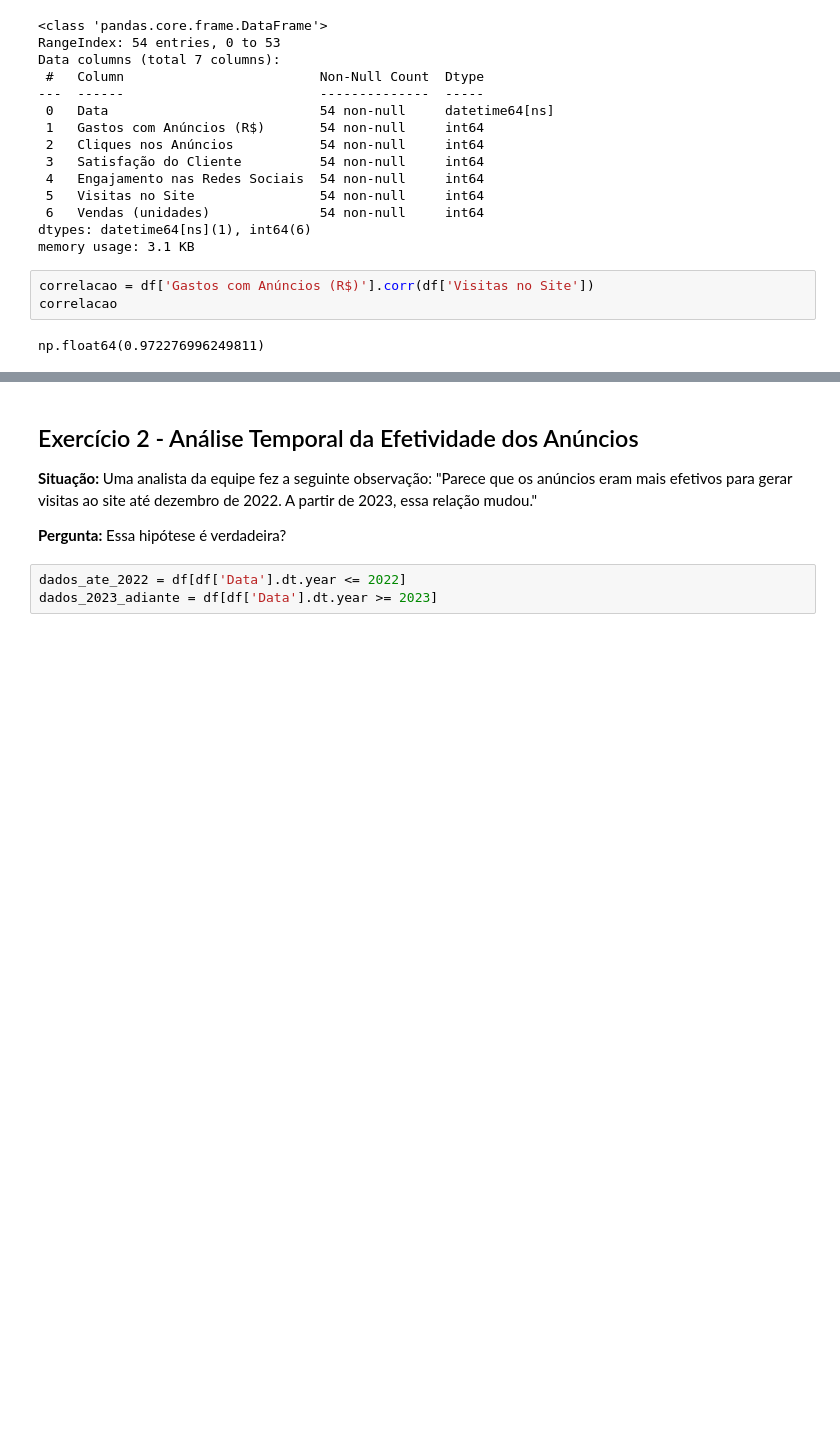
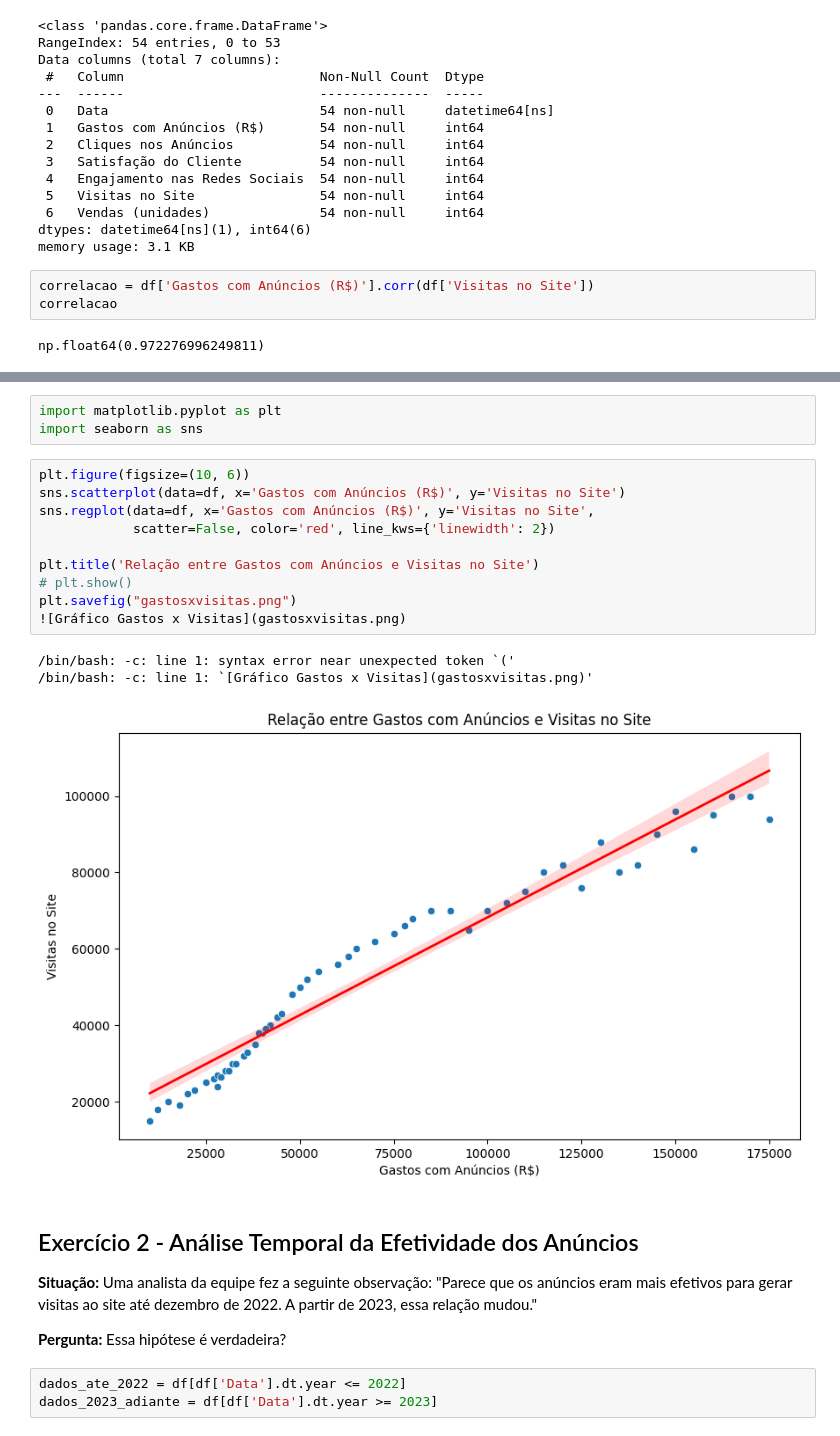
Before and after one commit to Rayssa-Nunes/analise-marketing, a Jupyter notebook: analise_de_correlacao_e_associacao_marketing.ipynb, the cells around one changed output, grey strips where cells are left out. Drawn from its saved outputs; the diff is of its cells as text; blank space fills up the shorter version.

```diff
--- a/analise_de_correlacao_e_associacao_marketing.ipynb
+++ b/analise_de_correlacao_e_associacao_marketing.ipynb
@@ -85,3 +66,20 @@ fig.show()
+# %%
+import matplotlib.pyplot as plt
+import seaborn as sns
+# %%
+plt.figure(figsize=(10, 6))
+sns.scatterplot(data=df, x='Gastos com Anúncios (R$)', y='Visitas no Site')
+sns.regplot(data=df, x='Gastos com Anúncios (R$)', y='Visitas no Site',
+            scatter=False, color='red', line_kws={'linewidth': 2})
+
+plt.title('Relação entre Gastos com Anúncios e Visitas no Site')
+# plt.show()
+plt.savefig("gastosxvisitas.png")
+![Gráfico Gastos x Visitas](gastosxvisitas.png)
+# %% [output]
+/bin/bash: -c: line 1: syntax error near unexpected token `('
+/bin/bash: -c: line 1: `[Gráfico Gastos x Visitas](gastosxvisitas.png)'
+[figure, added]
 # %% [markdown]
 ## Exercício 2 - Análise Temporal da Efetividade dos Anúncios
 
```
Also changed, not shown: parts of 2 cells of this notebook.
